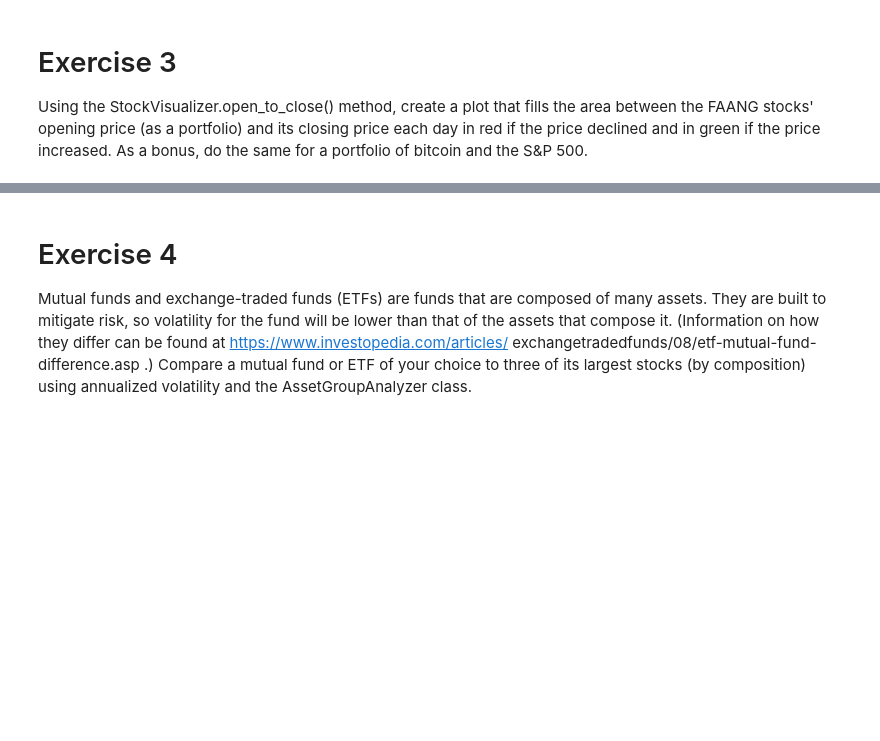
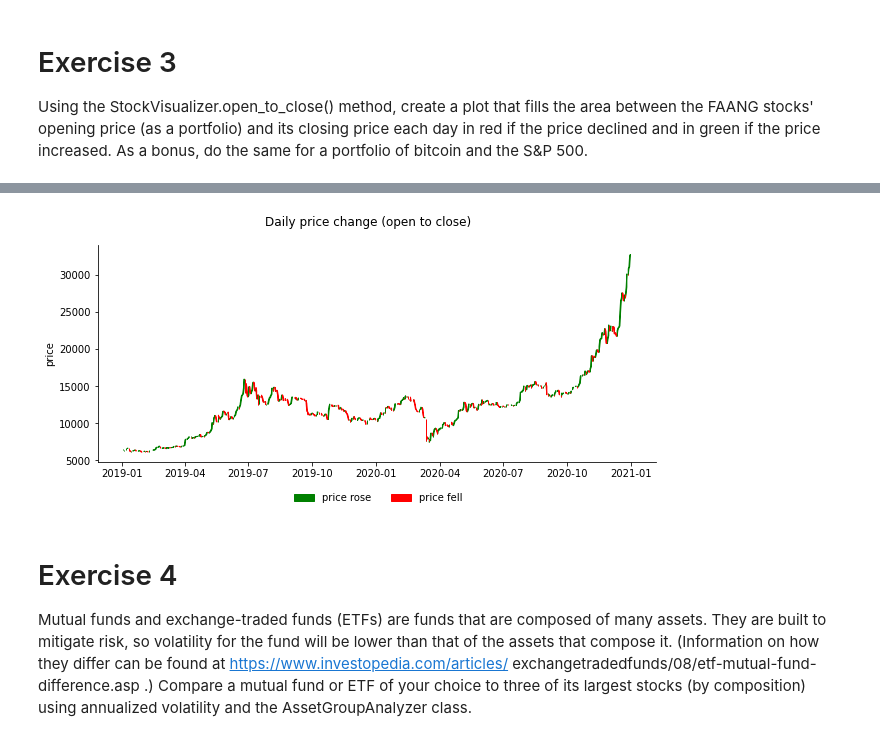
Before and after one commit to will-i-amv-books/Hands-On-Data-Analysis-with-Pandas-2nd-edition, a Jupyter notebook: ch_07/exercises.ipynb, the cells around one changed output, grey strips where cells are left out. Drawn from its saved outputs; the diff is of its cells as text; code cells hidden in the pictures; blank space fills up the shorter version.

```diff
--- a/ch_07/exercises.ipynb
+++ b/ch_07/exercises.ipynb
@@ -15,7 +15,10 @@ fb, aapl, amzn, nflx, goog = (
 )
 
 # Get S&P 500 data
-sp = reader.get_index_data('S&P 500')
+sp500 = reader.get_index_data('S&P 500')
+
+# Get Bitcoin data
+bitcoin = reader.get_bitcoin_data('USD')
 # %% [markdown]
 # Exercise 1
 
@@ -126,3 +136,36 @@ As a bonus, do the same for a portfolio of bitcoin and the S&P 500.
+# %%
+# Filling the area between open and close prices of BTC + SP500
+import pandas as pd
+
+
+def reindex_stock_data(df, start, end):
+    """Handles reindexing of stock data"""
+    result = df\
+        .copy()\
+        .reindex(
+            pd.date_range(start=start, end=end, freq='D')
+        )\
+        .assign(
+            volume=lambda x: x.fillna(0),
+            close=lambda x: x.fillna(method='ffill'),
+            open=lambda x: x.open.combine_first(x.close),
+            high=lambda x: x.high.combine_first(x.close),
+            low=lambda x: x.low.combine_first(x.close)
+        )
+    result.index.rename('date', inplace=True)
+    return result
+
+
+sp500Reindexed = reindex_stock_data(
+    sp500,
+    start='2019-01-01',
+    end='2020-12-31'
+)
+ax = stock_analysis\
+    .StockVisualizer(bitcoin + sp500Reindexed)\
+    .open_to_close()
+# %% [output]
+[figure, added]
 # %% [markdown]
 # Exercise 4
 
```
Also changed, not shown: parts of 2 cells of this notebook.
